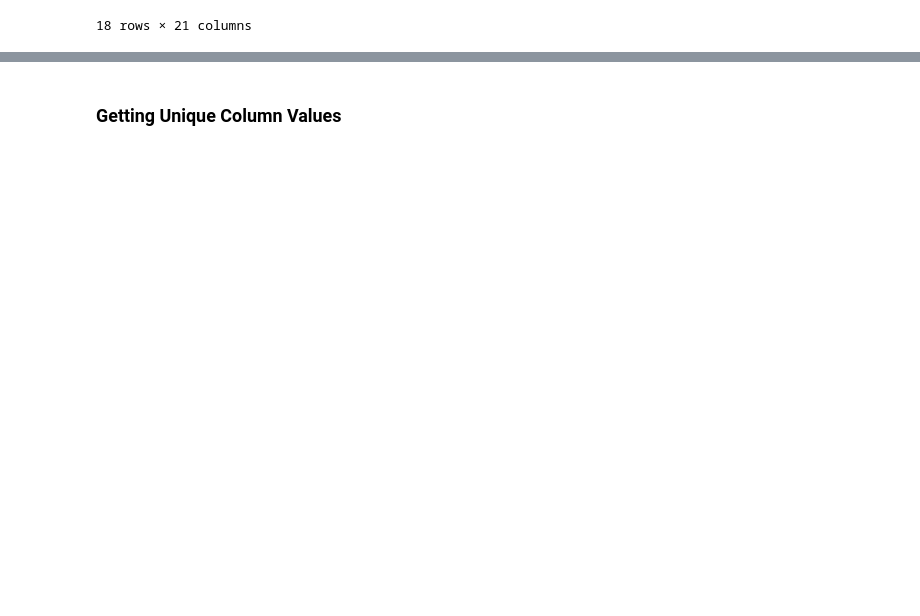
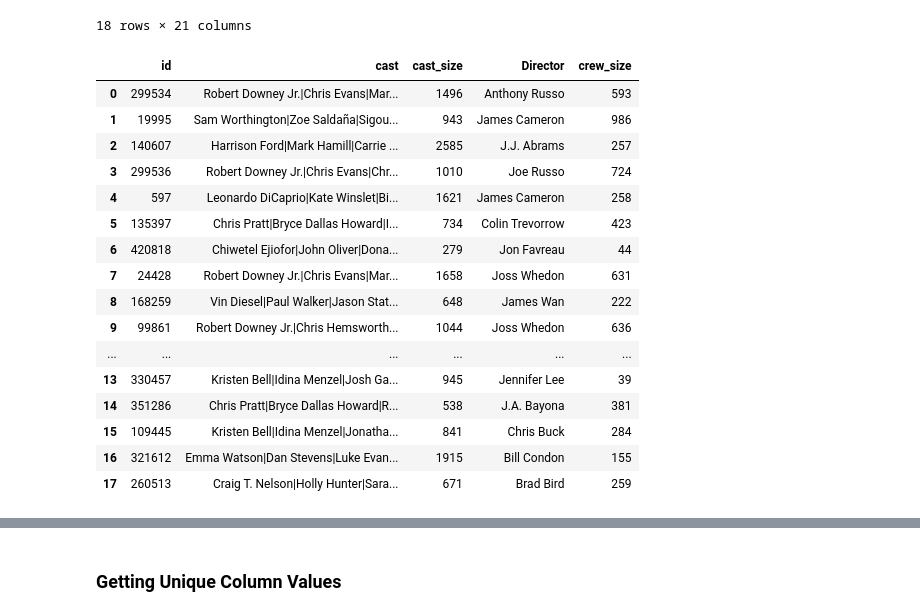
Before and after one commit to GEssuman/data-engineering-labs, a Jupyter notebook: notebook/jupiter_lab.ipynb, the cells around one changed output, grey strips where cells are left out. Saved outputs shown, nothing was run; the diff lists cells and outputs as text; code cells hidden in the pictures; blank space fills up the shorter version.

```diff
--- a/notebook/jupiter_lab.ipynb
+++ b/notebook/jupiter_lab.ipynb
@@ -92,5 +103,31 @@ movies_df
 | 16 | /uU1Mt4JWhDvl4vKb3AfxNsorkoM.jpg | None | 160000000 | Family|Fantasy|Romance | 321612 | US | en | ... |
 | 17 | /mabuNsGJgRuCTuGqjFkWe1xdu19.jpg | The Incredibles Collection | 200000000 | Action|Adventure|Animation|Family | 260513 | US | en | ... |
 18 rows × 21 columns
+# %%
+# #evaluating json-like columns in credits_df
+credits_df['cast'] = credits_df['cast'].apply(lambda cast_list: '|'.join([cast['name'] for cast in cast_list]))
+credits_df['cast_size'] = credits_df['cast'].apply(lambda cast_list: len(cast_list))
+credits_df['Director'] = credits_df['crew'].apply(lambda crew_list:  next((crew['name'] for crew in crew_list if crew['job'] =='Director'), None))
+credits_df['crew_size'] = credits_df['crew'].apply(lambda crew_list: len(crew_list))
+credits_df.drop(columns='crew', inplace=True)
+credits_df
+# %% [output]
+|  | id | cast | cast_size | Director | crew_size |
+| 0 | 299534 | Robert Downey Jr.|Chris Evans|Mar... | 1496 | Anthony Russo | 593 |
+| 1 | 19995 | Sam Worthington|Zoe Saldaña|Sigou... | 943 | James Cameron | 986 |
+| 2 | 140607 | Harrison Ford|Mark Hamill|Carrie ... | 2585 | J.J. Abrams | 257 |
+| 3 | 299536 | Robert Downey Jr.|Chris Evans|Chr... | 1010 | Joe Russo | 724 |
+| 4 | 597 | Leonardo DiCaprio|Kate Winslet|Bi... | 1621 | James Cameron | 258 |
+| 5 | 135397 | Chris Pratt|Bryce Dallas Howard|I... | 734 | Colin Trevorrow | 423 |
+| 6 | 420818 | Chiwetel Ejiofor|John Oliver|Dona... | 279 | Jon Favreau | 44 |
+| 7 | 24428 | Robert Downey Jr.|Chris Evans|Mar... | 1658 | Joss Whedon | 631 |
+| 8 | 168259 | Vin Diesel|Paul Walker|Jason Stat... | 648 | James Wan | 222 |
+| 9 | 99861 | Robert Downey Jr.|Chris Hemsworth... | 1044 | Joss Whedon | 636 |
+| ... | ... | ... | ... | ... | ... |
+| 13 | 330457 | Kristen Bell|Idina Menzel|Josh Ga... | 945 | Jennifer Lee | 39 |
+| 14 | 351286 | Chris Pratt|Bryce Dallas Howard|R... | 538 | J.A. Bayona | 381 |
+| 15 | 109445 | Kristen Bell|Idina Menzel|Jonatha... | 841 | Chris Buck | 284 |
+| 16 | 321612 | Emma Watson|Dan Stevens|Luke Evan... | 1915 | Bill Condon | 155 |
+| 17 | 260513 | Craig T. Nelson|Holly Hunter|Sara... | 671 | Brad Bird | 259 |
 # %%
 movies_df[['genres', 'belongs_to_collection', 'production_companies', 'production_countries', 'spoken_languages','origin_country']].value_counts(dropna=False)
```
Also changed, not shown: parts of 9 cells of this notebook, 3 other files.
